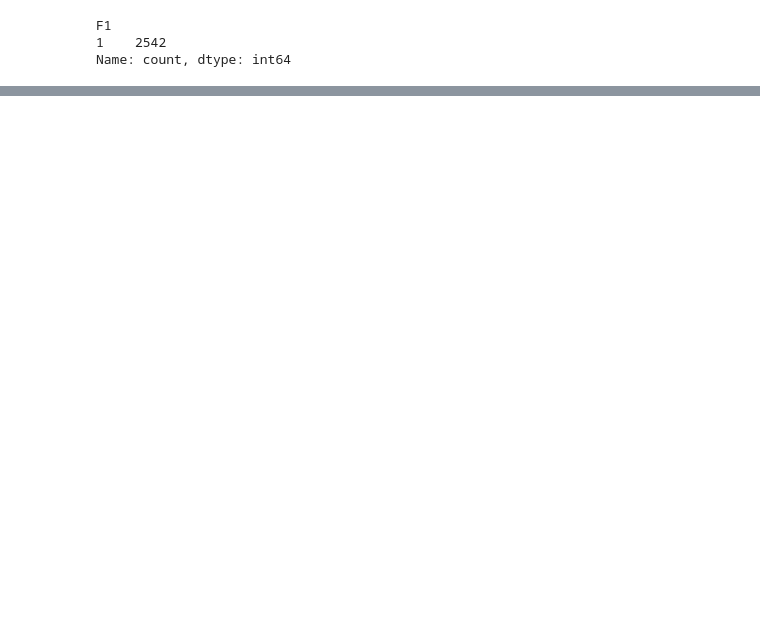
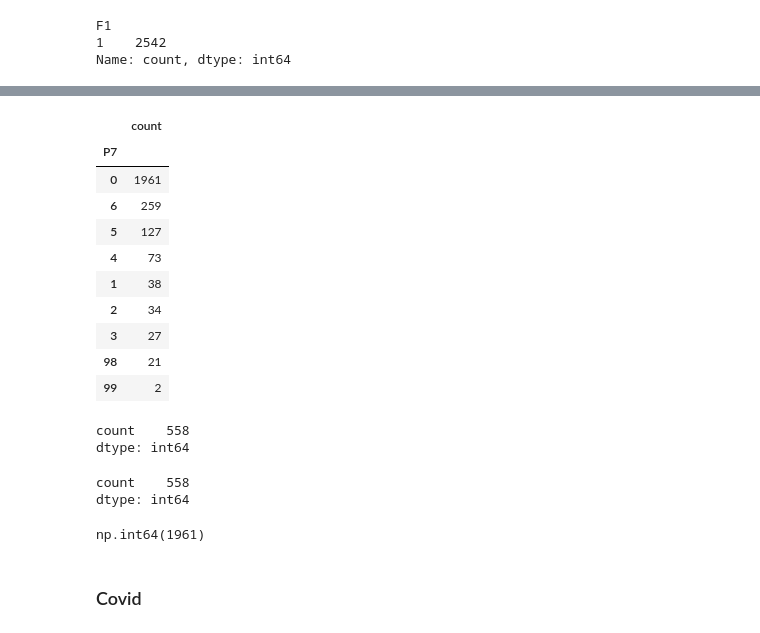
Before and after one commit to haroldavis/proba, a Jupyter notebook: EDA/forms.ipynb, the cells around one changed output, grey strips where cells are left out. Cells and saved outputs as stored; diff of their text form; code cells hidden in the pictures; blank space fills up the shorter version.

```diff
--- a/EDA/forms.ipynb
+++ b/EDA/forms.ipynb
@@ -86,0 +514,34 @@ Name: count, dtype: int64
+# %%
+wifi_barza  = df_brecha['P7'].value_counts().to_frame()
+# %%
+wifi_barza
+# %% [output]
+|  | count |
+| P7 |  |
+| 0 | 1961 |
+| 6 | 259 |
+| 5 | 127 |
+| 4 | 73 |
+| 1 | 38 |
+| 2 | 34 |
+| 3 | 27 |
+| 98 | 21 |
+| 99 | 2 |
+# %%
+wifi_barza.iloc[1:7].sum()
+# %% [output]
+count    558
+dtype: int64
+# %%
+Q8 = df_brecha['Q8'].value_counts().to_frame()
+Q8.iloc[0:14].sum()
+# %% [output]
+count    558
+dtype: int64
+# %%
+p8b = df_brecha['P8B'].value_counts().to_frame()
+p8b.loc[:,'count'].sum()
+# %% [output]
+np.int64(1961)
+# %% [markdown]
+### Covid
```
Also changed, not shown: parts of 72 cells of this notebook.
